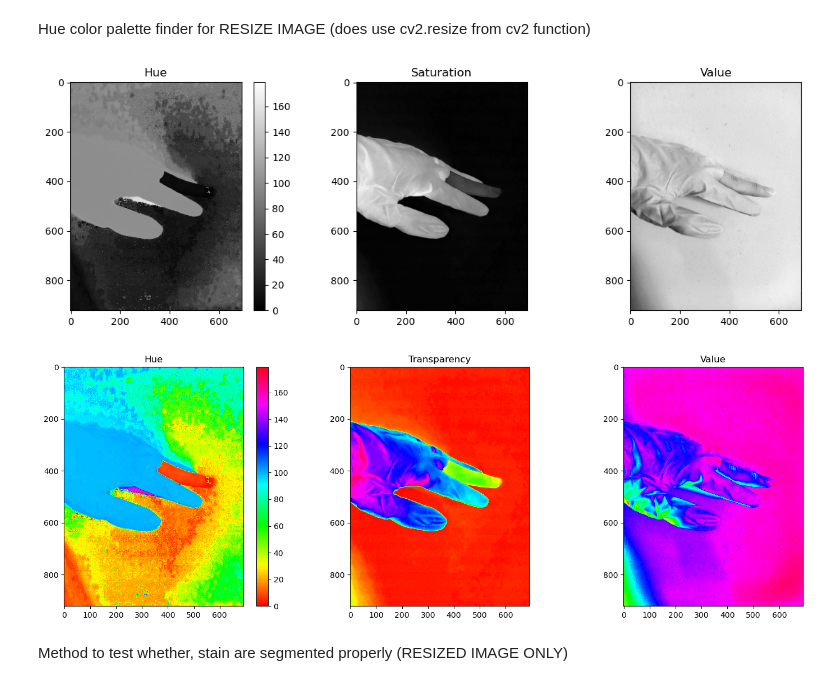
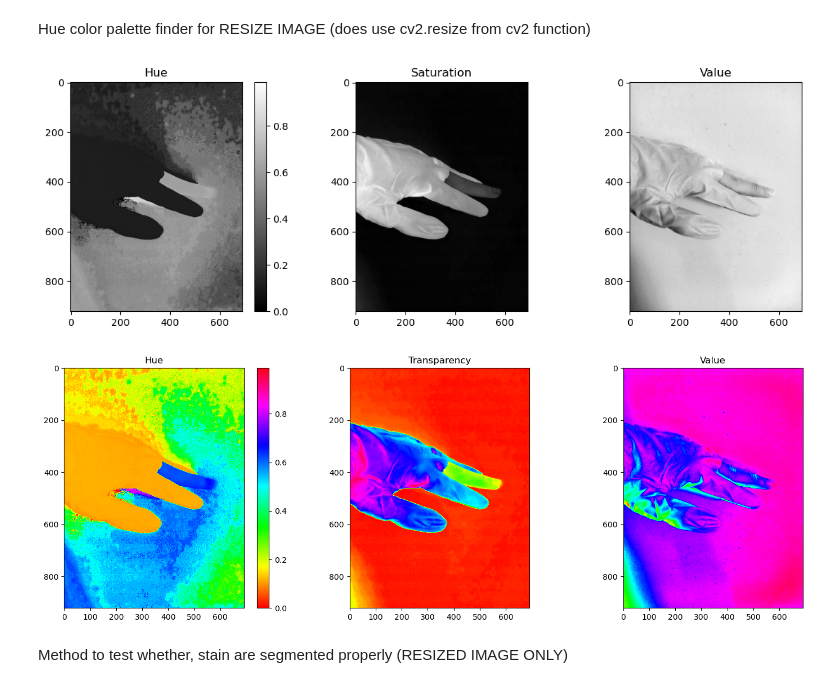
Before and after one commit to JJLee2910/Glove-Defect-Detection-System, a Jupyter notebook: tools/color_range_detector.ipynb, the cells around one changed output. Drawn from its saved outputs; the diff is of its cells as text; code cells hidden in the pictures.

Commit message:
reupdate color map libary input reading

```diff
--- a/tools/color_range_detector.ipynb
+++ b/tools/color_range_detector.ipynb
@@ -8,41 +9,43 @@ import cv2 as cv
 Hue color palette finder for RESIZE IMAGE (does use cv2.resize from cv2 function)
 # %%
 def visualize_hsv_channels(image):
-    hsv_image = cv.cvtColor(image, cv.COLOR_BGR2HSV)
+    # hsv_image = cv.cvtColor(image, cv.COLOR_BGR2HSV)
+    hsv_image = rgb2hsv(image)
 
     fig, ax = plt.subplots(1, 3, figsize=(12, 4))
     channel_titles = ['Hue', 'Saturation', 'Value']
     for i, title in enumerate(channel_titles):
         ax[i].imshow(hsv_image[..., i], cmap='gray')
         ax[i].set_title(title)
 
     fig.colorbar(ax[0].imshow(hsv_image[..., 0], cmap='gray'))
     fig.tight_layout()
 
     plt.show()
 
 def visualize_hsv_colormap(image):
-    hsv_image = cv.cvtColor(image, cv.COLOR_BGR2HSV)
+    # hsv_image = cv.cvtColor(image, cv.COLOR_BGR2HSV)
+    hsv_image = rgb2hsv(image)
 
     fig, ax = plt.subplots(1, 3, figsize=(15, 5))
     channel_titles = ['Hue', 'Transparency', 'Value']
     for i, title in enumerate(channel_titles):
         ax[i].imshow(hsv_image[..., i], cmap='hsv')
         ax[i].set_title(title)
 
     fig.colorbar(ax[0].imshow(hsv_image[..., 0], cmap='hsv'))
     fig.tight_layout()
 
     plt.show()
 
 # Load the image and visualize the HSV channels
 image = cv.imread("C:\\Users\\JJ\\OneDrive\\Desktop\\Glove-Defect-Detection-System\\Images\\Latex\\missing_finger_2.jpg")
 new_img = cv.resize(image, None, fx=0.2, fy=0.2)
 visualize_hsv_channels(new_img)
 visualize_hsv_colormap(new_img)
 # %% [output]
-[figure, old version]
+[figure, new version]
-[figure, old version]
+[figure, new version]
 # %% [markdown]
 Method to test whether, stain are segmented properly (RESIZED IMAGE ONLY)
 # %%
```
Also changed, not shown: parts of 1 cell of this notebook.
